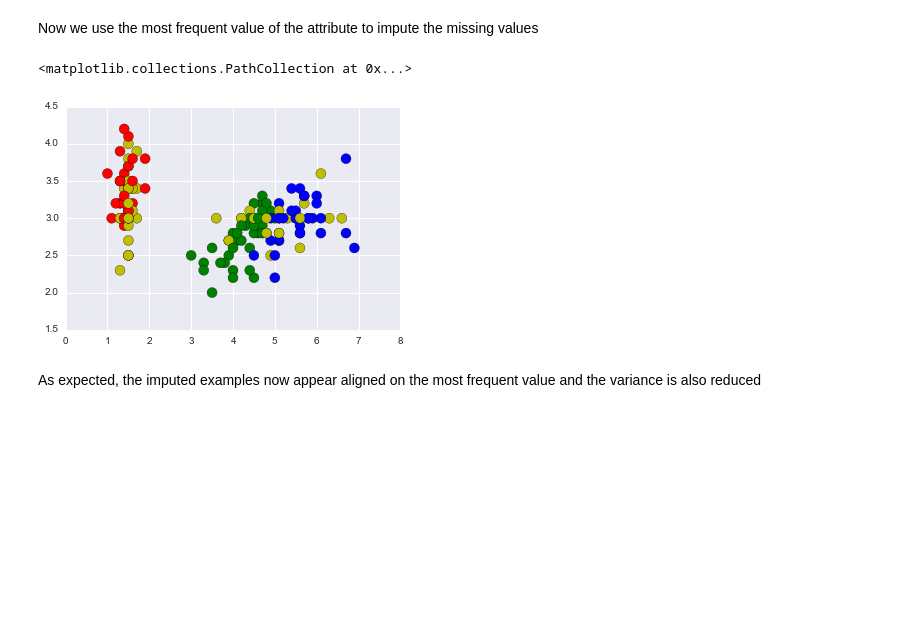
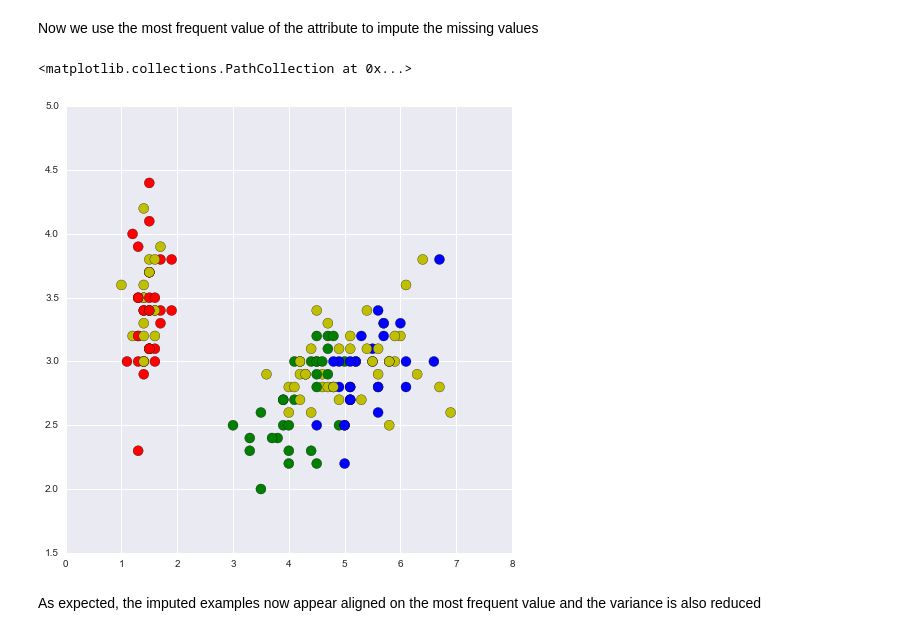
Before and after one commit to bejar/AMLTNotebooks, a Jupyter notebook: Notebooks/MissingValues.ipynb, the cells around one changed output. Cells and saved outputs as stored; diff of their text form; code cells hidden in the pictures; blank space fills up the shorter version.

```diff
--- a/Notebooks/MissingValues.ipynb
+++ b/Notebooks/MissingValues.ipynb
@@ -60,10 +61,11 @@ Now we use the most frequent value of the attribute to impute the missing values
 # %%
 imp = Imputer(missing_values='NaN', strategy='most_frequent')
 imp_iris = imp.fit_transform(iris['data'])
+fig = plt.figure(figsize=(8,8))
 plt.scatter(imp_iris[:, 2], imp_iris[:, 1], c=lcols,s=100)
 # %% [output]
 <matplotlib.collections.PathCollection at 0x...>
-[figure, old version]
+[figure, new version]
 # %% [markdown]
 As expected, the imputed examples now appear aligned on the most frequent value and the variance is also reduced
 # %%
```
Also changed, not shown: parts of 3 cells of this notebook, 3 other files.
